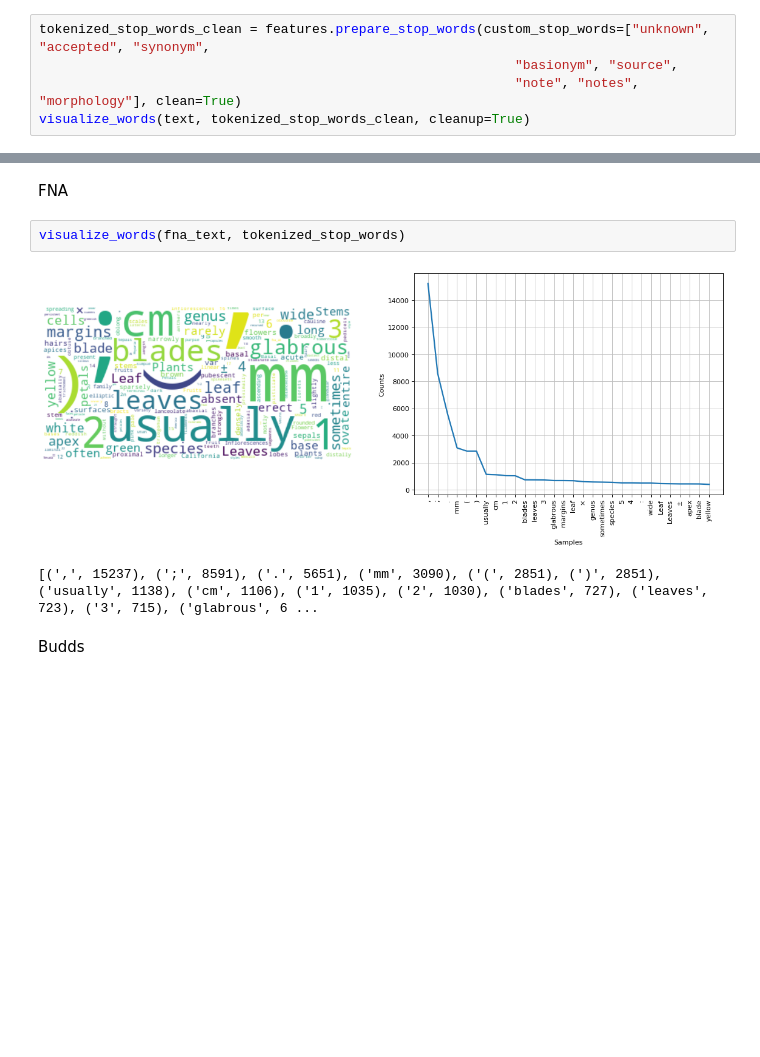
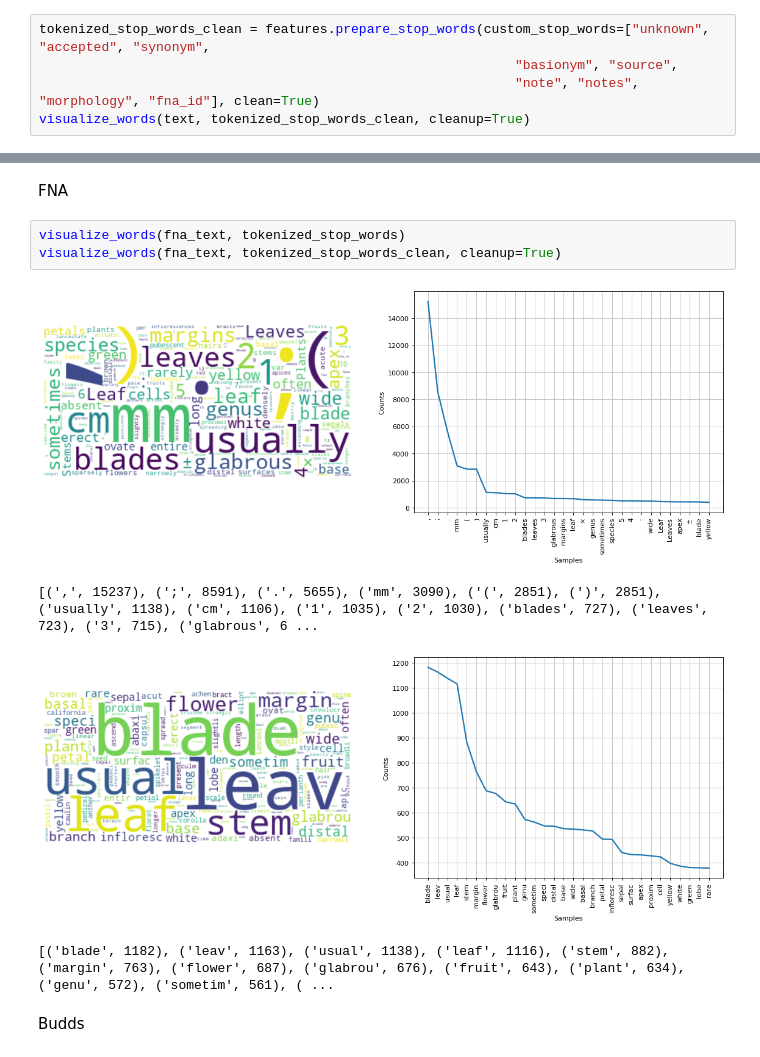
Before and after one commit to jocelynpender/flora-prepper, a Jupyter notebook: notebooks/analysis_visualization.ipynb, the cells around one changed output, grey strips where cells are left out. Drawn from its saved outputs; the diff is of its cells as text; blank space fills up the shorter version.

```diff
--- a/notebooks/analysis_visualization.ipynb
+++ b/notebooks/analysis_visualization.ipynb
@@ -57,6 +57,6 @@ visualize_words(text, tokenized_stop_words)
 # %%
 tokenized_stop_words_clean = features.prepare_stop_words(custom_stop_words=["unknown", "accepted", "synonym",
                                                              "basionym", "source",
-                                                             "note", "notes", "morphology"], clean=True)
+                                                             "note", "notes", "morphology", "fna_id"], clean=True)
 visualize_words(text, tokenized_stop_words_clean, cleanup=True)
 # %% [output]
@@ -122,9 +134,12 @@ visualize_words(bc_text, tokenized_stop_words)
 FNA
 # %%
 visualize_words(fna_text, tokenized_stop_words)
+visualize_words(fna_text, tokenized_stop_words_clean, cleanup=True)
 # %% [output]
-[figure, old version]
+[figure, new version]
-[(',', 15237), (';', 8591), ('.', 5651), ('mm', 3090), ('(', 2851), (')', 2851), ('usually', 1138), ('cm', 1106), ('1', 1035), ('2', 1030), ('blades', 727), ('leaves', 723), ('3', 715), ('glabrous', 6 ...
+[(',', 15237), (';', 8591), ('.', 5655), ('mm', 3090), ('(', 2851), (')', 2851), ('usually', 1138), ('cm', 1106), ('1', 1035), ('2', 1030), ('blades', 727), ('leaves', 723), ('3', 715), ('glabrous', 6 ...
+[figure, added]
+[('blade', 1182), ('leav', 1163), ('usual', 1138), ('leaf', 1116), ('stem', 882), ('margin', 763), ('flower', 687), ('glabrou', 676), ('fruit', 643), ('plant', 634), ('genu', 572), ('sometim', 561), ( ...
 # %% [markdown]
 Budds
 # %%
```
Also changed, not shown: parts of 21 cells of this notebook, 6 other files.
